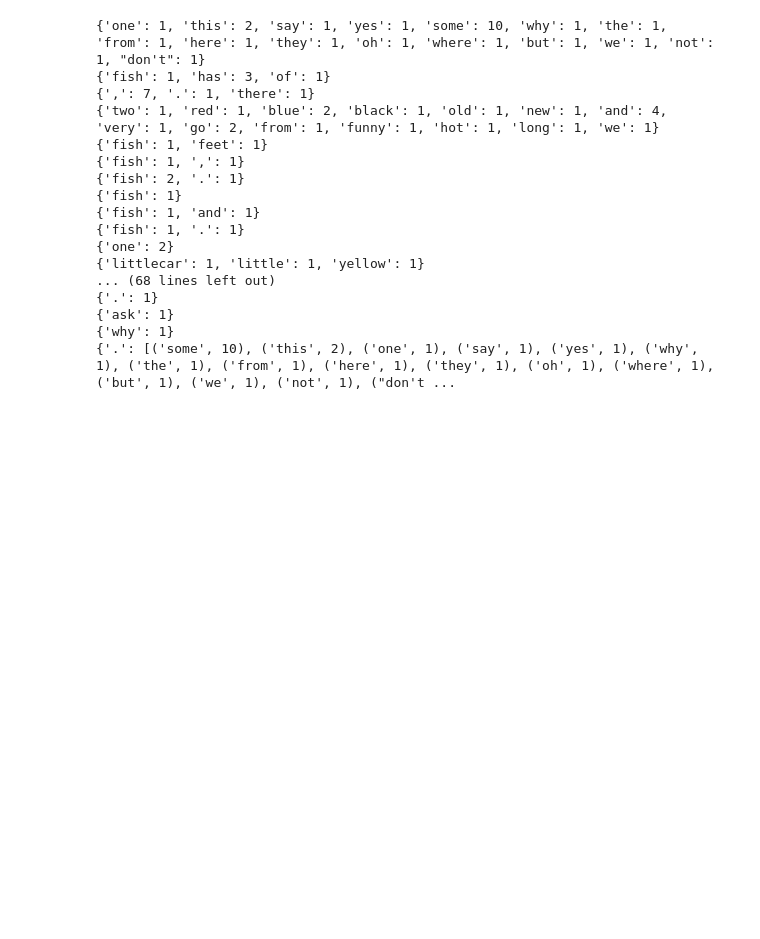
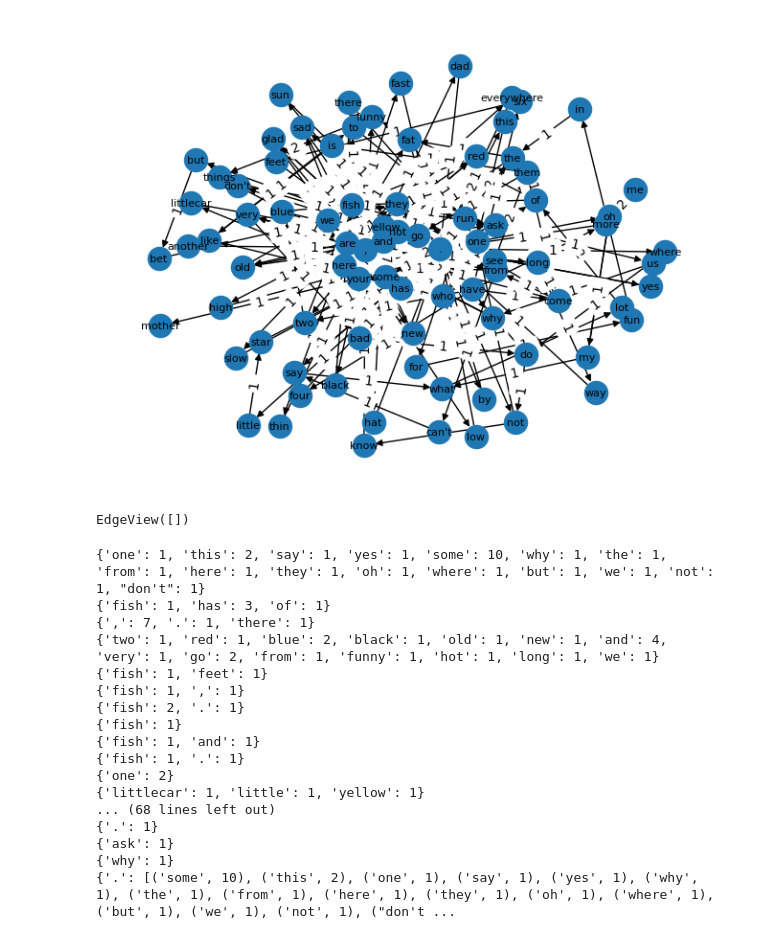
Before and after one commit to BriChavez/seuss_markov, a Jupyter notebook: main.ipynb, the cells around one changed output. Cells and saved outputs as stored; diff of their text form; code cells hidden in the pictures; blank space fills up the shorter version.

Commit message:
pretty much made a semireadable directed graph. now for making it actually look good

```diff
--- a/main.ipynb
+++ b/main.ipynb
@@ -78,3 +47,63 @@ plt.clf()
+# %%
+import seaborn as sns
+import numpy as np
+
+import pandas as pd
+import matplotlib.pyplot as plt
+import networkx as nx
+import pydot
+
+
+G = nx.DiGraph()
+
+
+
+# z = []
+nodes = []
+for k, v in seuss_dict.items():
+    if k not in nodes:
+        G.add_node(k)
+        nodes.append(k)
+    for key, value in v.items():
+        # edges.append((k, key))
+        G.add_edge(k, key, weight=value)
+pos = nx.spring_layout(G, k=.7, scale=2)
+labels = nx.get_edge_attributes(G, 'weight')
+nx.draw(G, pos, font_size=8, with_labels=True)
+nx.draw_networkx_edge_labels(G, pos, edge_labels=labels)
+plt.show()
+
+
+# print(edges)
+# df = pd.DataFrame.from_dict(d,orient="index").T
+# G = nx.read_edgelist(seuss_dict)
+# # print(edges)
+#         # print(value)
+
+# # G.edges()
+# plt.figure(figsize=(20, 14))
+# # <matplotlib.figure.Figure object at 0x7f1b65ea5e80>
+
+# nx.draw(G, pos=nx.nx_pydot.graphviz_layout(G),
+#         node_size=1200, node_color='lightblue', linewidths=2.0,
+#         font_size=10, font_weight='bold', with_labels=True)
+# # Get current axis:
+# ax = plt.gca()
+# ax.collections[0].set_edgecolor('r')
+# # r : red (can also use #FF0000) | b : black (can also use #000000) | ...
+# plt.show()
+# %% [output]
+[figure, added]
+# %%
+d = {}
+for k, v in seuss_dict.items():
+    # print(v)
+    for k, value in v.items():
+        d.update({k: v})
+# print(d)
+df = pd.DataFrame.from_dict(d, orient="index").T
+# %% [output]
+EdgeView([])
 # %%
 import matplotlib.pyplot as plt
 import pandas as pd
```
Also changed, not shown: parts of 1 cell of this notebook.
